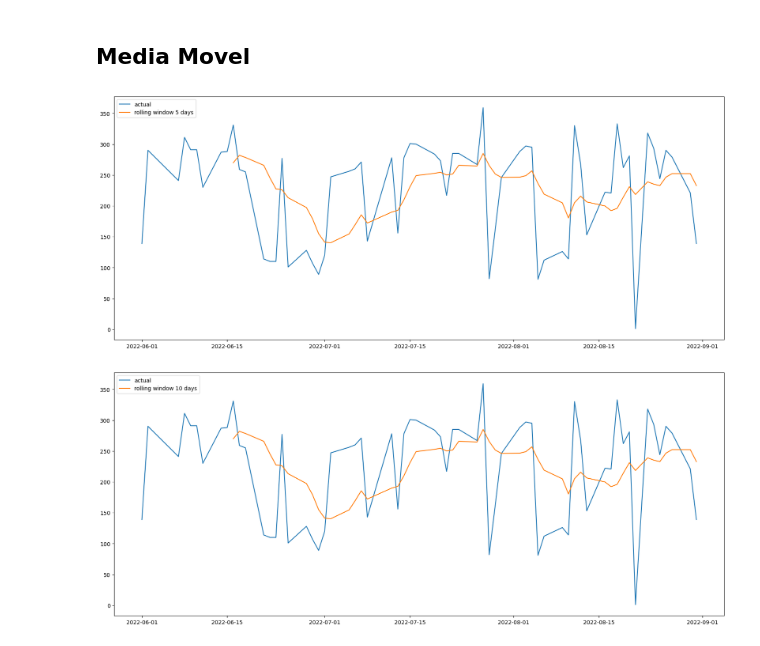
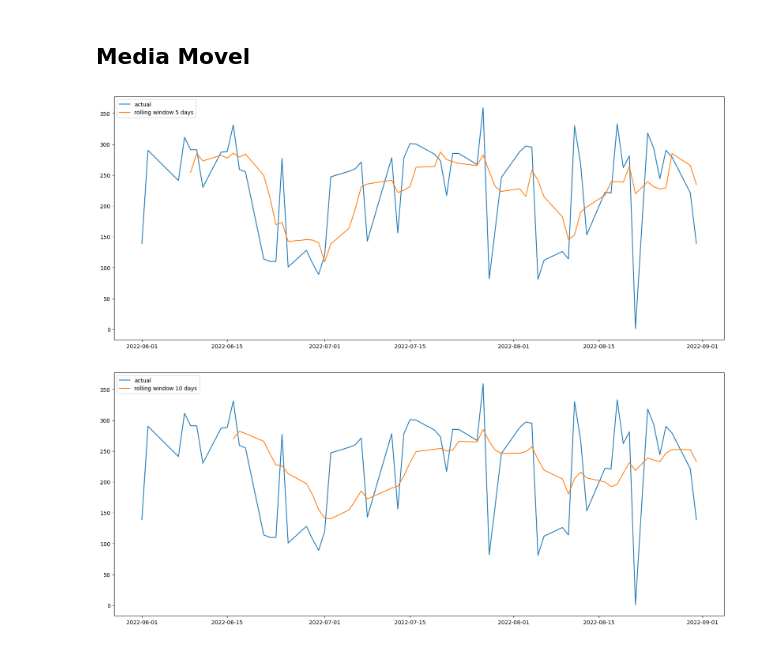
Before and after one commit to guilistocco/TCC_TABELA_DE_HORARIOS, a Jupyter notebook: Notebooks/modelagem OD.ipynb, the cells around one changed output. Drawn from its saved outputs; the diff is of its cells as text; code cells hidden in the pictures.

```diff
--- a/Notebooks/modelagem OD.ipynb
+++ b/Notebooks/modelagem OD.ipynb
@@ -166,14 +180,14 @@ plt.bar(volumes_totais_diarios['Data'], volumes_totais_diarios['Volume'])
 # %%
 vol_diario['media_movel5'] = vol_diario['Volume'].rolling(5).mean()
 plt.rcParams["figure.figsize"] = (20,8)
 
 plt.plot(vol_diario['Data'], vol_diario['Volume'])
-plt.plot(vol_diario['Data'], vol_diario['media_movel'])
+plt.plot(vol_diario['Data'], vol_diario['media_movel5'])
 plt.legend(loc = 'upper left', labels = ['actual', 'rolling window 5 days'])
 
 plt.show()
 # %% [output]
-[figure, old version]
+[figure, new version]
 # %%
 vol_diario['media_movel10'] = vol_diario['Volume'].rolling(10).mean()
 plt.rcParams["figure.figsize"] = (20,8)
```
Also changed, not shown: parts of 56 cells of this notebook, 2 other files.
